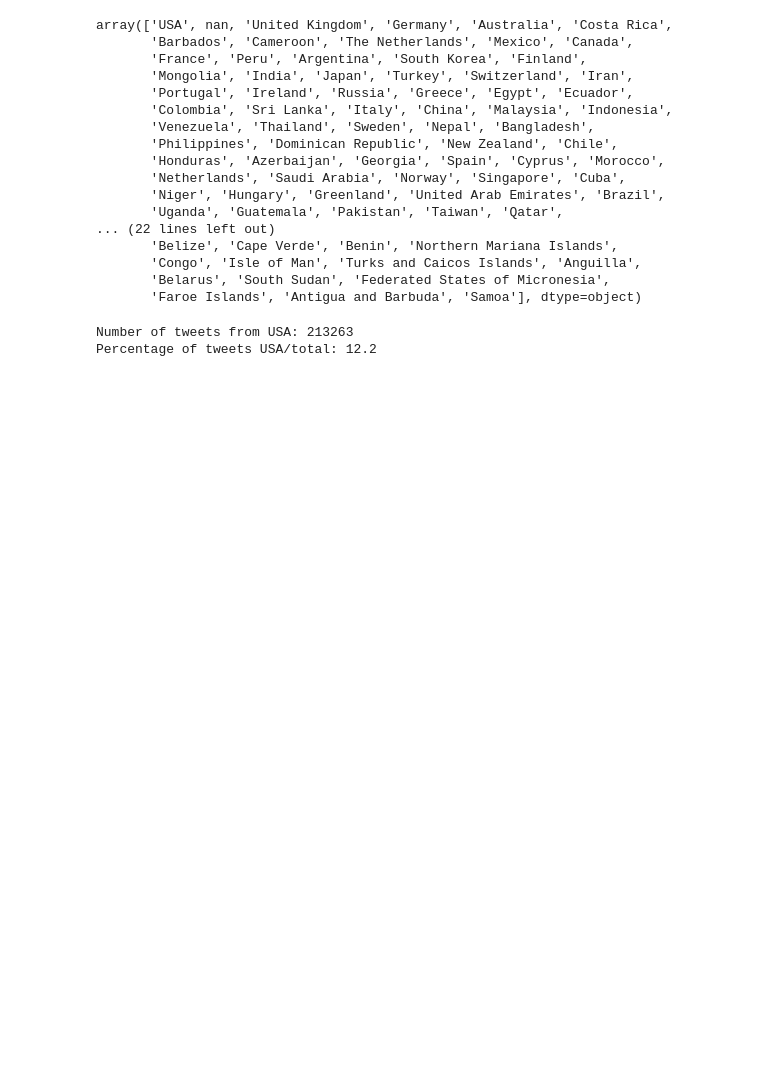
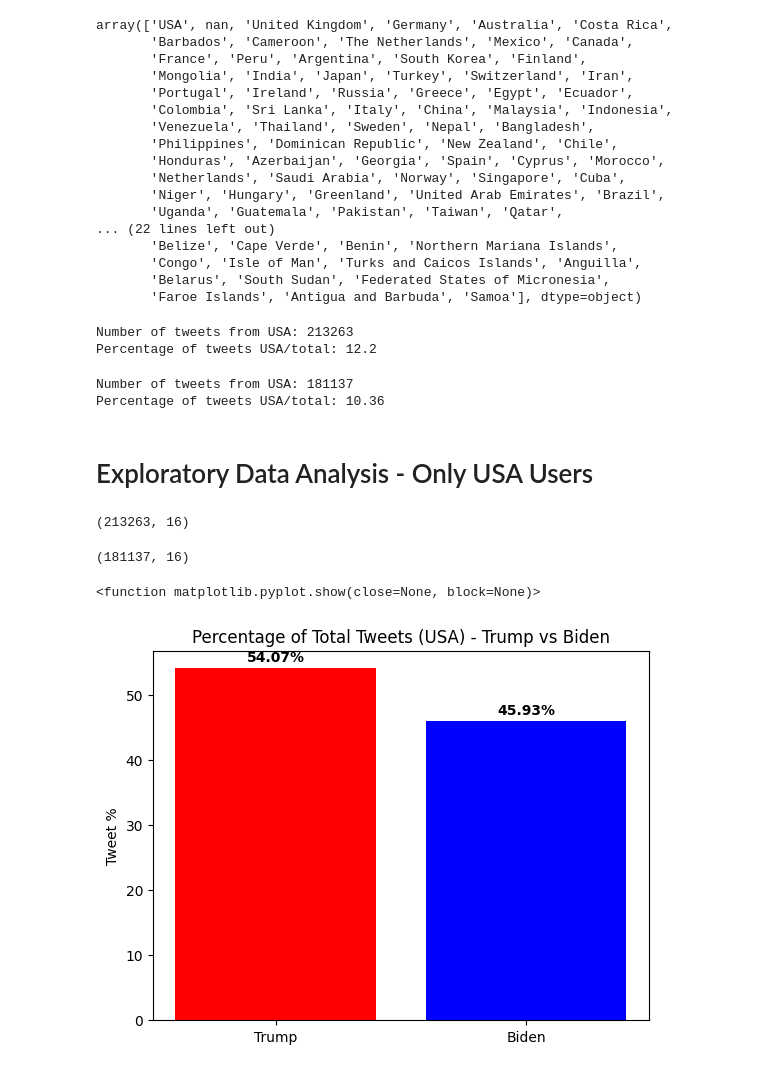
Before and after one commit to GulsahDurmaz/redi_fall2024_data_circle_twitter_project, a Jupyter notebook: Data_Circle_US_Election_2020_Tweets.ipynb, the cells around one changed output. Cells and saved outputs as stored; diff of their text form; code cells hidden in the pictures; blank space fills up the shorter version.

```diff
--- a/Data_Circle_US_Election_2020_Tweets.ipynb
+++ b/Data_Circle_US_Election_2020_Tweets.ipynb
@@ -280,6 +280,7 @@ country_mapping = {
     'United States': 'USA'
 }
 new_trump_df['country'] = new_trump_df['country'].replace(country_mapping)
+new_biden_df['country'] = new_biden_df['country'].replace(country_mapping)
 new_trump_df['country'].unique()
 # %% [output]
 array(['USA', nan, 'United Kingdom', 'Germany', 'Australia', 'Costa Rica',
@@ -309,3 +310,51 @@ print(f"Percentage of tweets USA/total: {usa_percentage}")
 # %% [output]
 Number of tweets from USA: 213263
 Percentage of tweets USA/total: 12.2
+# %%
+biden_usa_count = new_biden_df[new_biden_df['country'] == 'USA'].shape[0]
+print(f"Number of tweets from USA: {biden_usa_count}")
+
+biden_usa_percentage = (biden_usa_count / total_tweet_count) * 100
+biden_usa_percentage = np.round(biden_usa_percentage, 2)
+print(f"Percentage of tweets USA/total: {biden_usa_percentage}")
+# %% [output]
+Number of tweets from USA: 181137
+Percentage of tweets USA/total: 10.36
+# %% [markdown]
+# Exploratory Data Analysis - Only USA Users
+# %%
+# Create a new DataFrame with only USA data
+usa_trump_df = new_trump_df[new_trump_df['country'] == 'USA']
+usa_trump_df.shape
+# %% [output]
+(213263, 16)
+# %%
+usa_biden_df = new_biden_df[new_biden_df['country'] == 'USA']
+usa_biden_df.shape
+# %% [output]
+(181137, 16)
+# %%
+# Percentage of Total Tweets - Trump vs Biden
+trump_tweet_count = usa_trump_df.shape[0]
+biden_tweet_count = usa_biden_df.shape[0]
+
+total_tweet_count = trump_tweet_count + biden_tweet_count
+trump_tweet_percentage = (trump_tweet_count / total_tweet_count) * 100
+biden_tweet_percentage = (biden_tweet_count / total_tweet_count) * 100
+
+tweet_percentage = {'Trump': trump_tweet_percentage, 'Biden': biden_tweet_percentage}
+
+labels = list(tweet_percentage.keys())
+values = list(tweet_percentage.values())
+
+plt.bar(labels, values, color=['red', 'blue'])
+plt.ylabel('Tweet %')
+plt.title('Percentage of Total Tweets (USA) - Trump vs Biden')
+
+for i, v in enumerate(values):
+    plt.text(i, v + 1, f'{v:.2f}%', ha='center', fontweight='bold')
+
+plt.show
+# %% [output]
+<function matplotlib.pyplot.show(close=None, block=None)>
+[figure, added]
```
Also changed, not shown: parts of 7 cells of this notebook.
